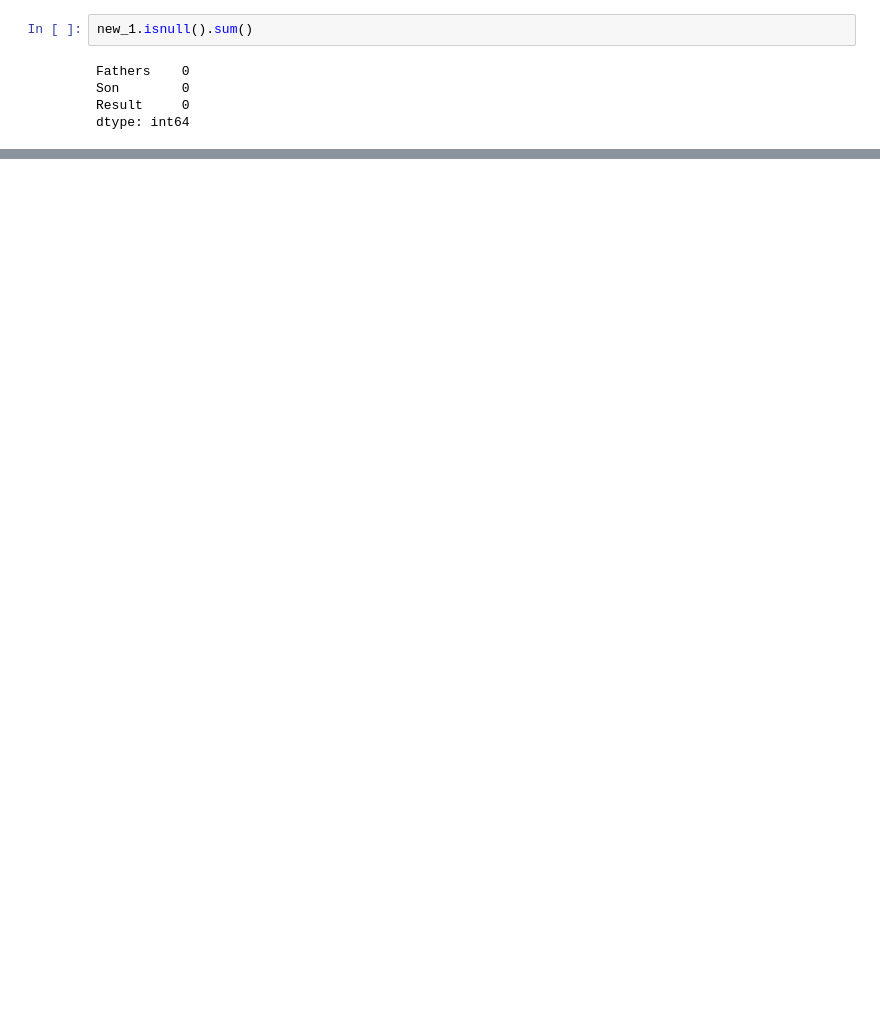
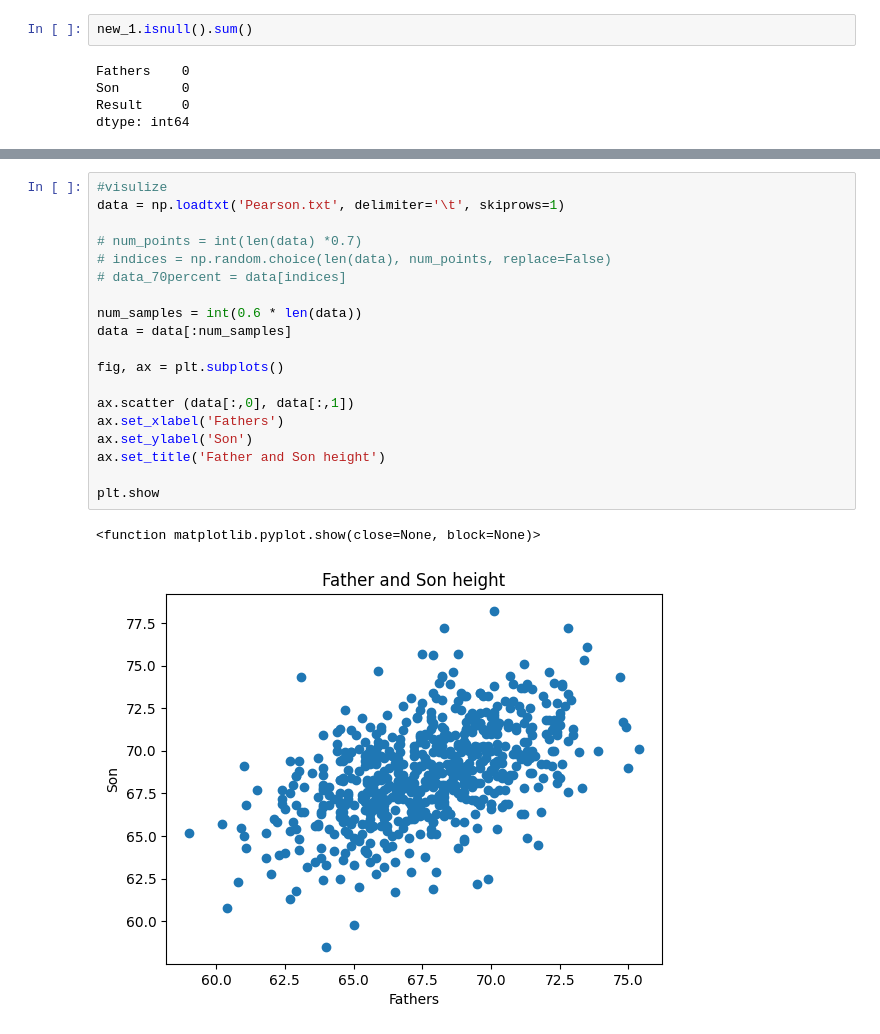
Before and after one commit to BaoNguyenz/Project_MAS, a Jupyter notebook: main.ipynb, the cells around one changed output, grey strips where cells are left out. Drawn from its saved outputs; the diff is of its cells as text; blank space fills up the shorter version.

```diff
--- a/main.ipynb
+++ b/main.ipynb
@@ -87,0 +78,22 @@ NameError: name 'sns' is not defined
+# %%
+#visulize
+data = np.loadtxt('Pearson.txt', delimiter='\t', skiprows=1)
+
+# num_points = int(len(data) *0.7)
+# indices = np.random.choice(len(data), num_points, replace=False)
+# data_70percent = data[indices]
+
+num_samples = int(0.6 * len(data))
+data = data[:num_samples]
+
+fig, ax = plt.subplots()
+
+ax.scatter (data[:,0], data[:,1])
+ax.set_xlabel('Fathers')
+ax.set_ylabel('Son')
+ax.set_title('Father and Son height')
+
+plt.show
+# %% [output]
+<function matplotlib.pyplot.show(close=None, block=None)>
+[figure, added]
```
Also changed, not shown: parts of 10 cells of this notebook, 2 other files.
